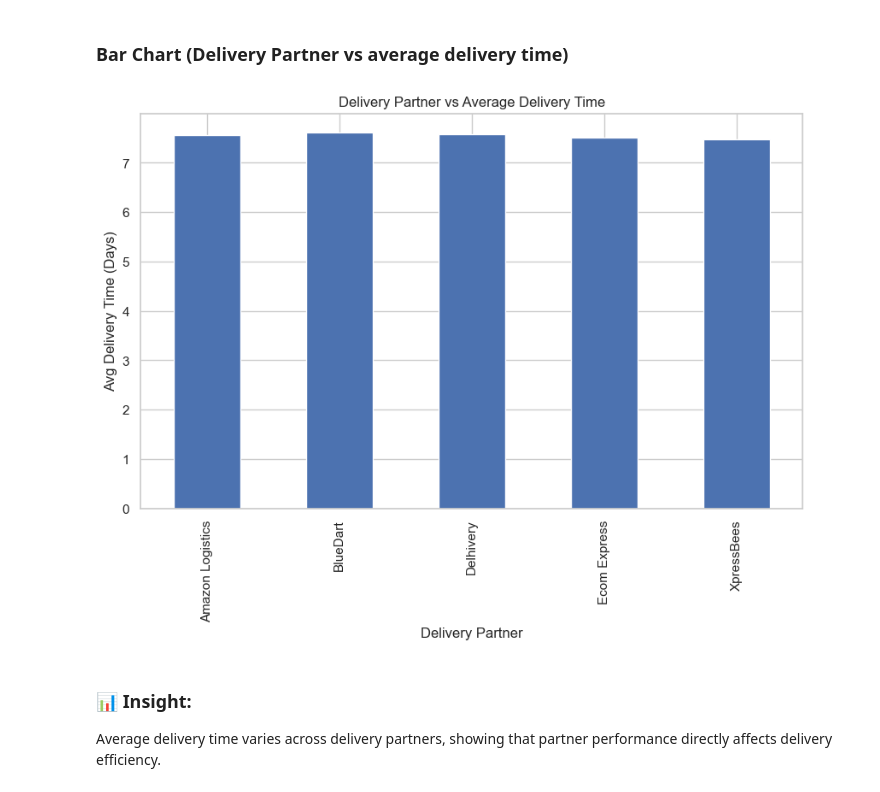
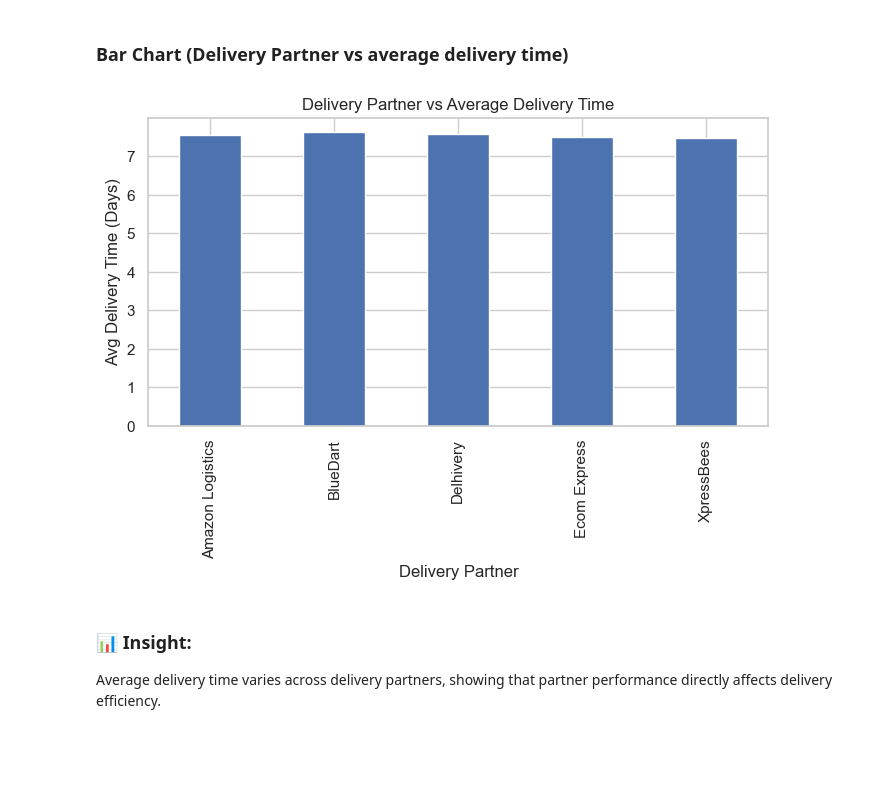
Before and after one commit to isamaliya16/E_Commerce_Logistics_Data_Analysis_Project, a Jupyter notebook: Ayush_Isamaliya_11225_PythonAnalzers.ipynb, the cells around one changed output. Drawn from its saved outputs; the diff is of its cells as text; code cells hidden in the pictures; blank space fills up the shorter version.

```diff
--- a/Ayush_Isamaliya_11225_PythonAnalzers.ipynb
+++ b/Ayush_Isamaliya_11225_PythonAnalzers.ipynb
@@ -304,14 +287,14 @@ Name: Delivery_Time_Days, dtype: float64
 # %% [markdown]
 ### Bar Chart (Delivery Partner vs average delivery time)
 # %%
-plt.figure(figsize=(10,6))
+plt.figure(figsize=(8,4))
 df.groupby('Delivery_Partner')['Delivery_Time_Days'].mean().plot(kind='bar')
 plt.title("Delivery Partner vs Average Delivery Time")
 plt.xlabel("Delivery Partner")
 plt.ylabel("Avg Delivery Time (Days)")
 plt.show()
 # %% [output]
-[figure, old version]
+[figure, new version]
 # %% [markdown]
 ### 📊 Insight:
 Average delivery time varies across delivery partners, showing that partner performance directly affects delivery efficiency.
```
Also changed, not shown: parts of 4 cells of this notebook.
